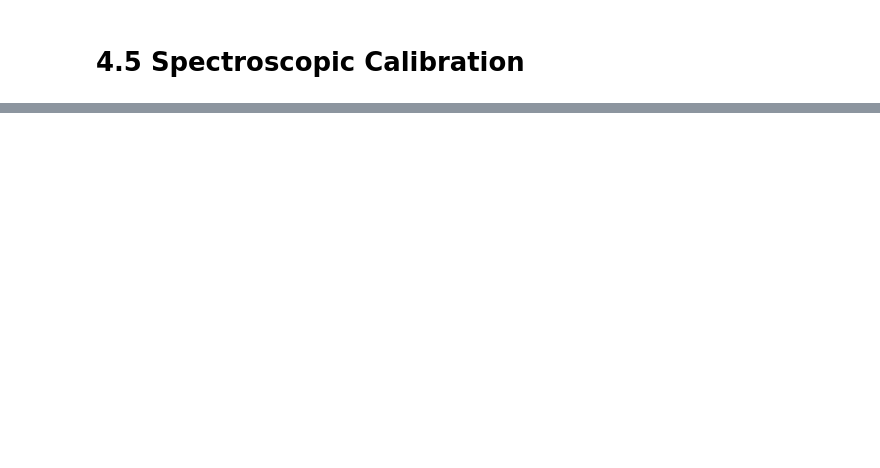
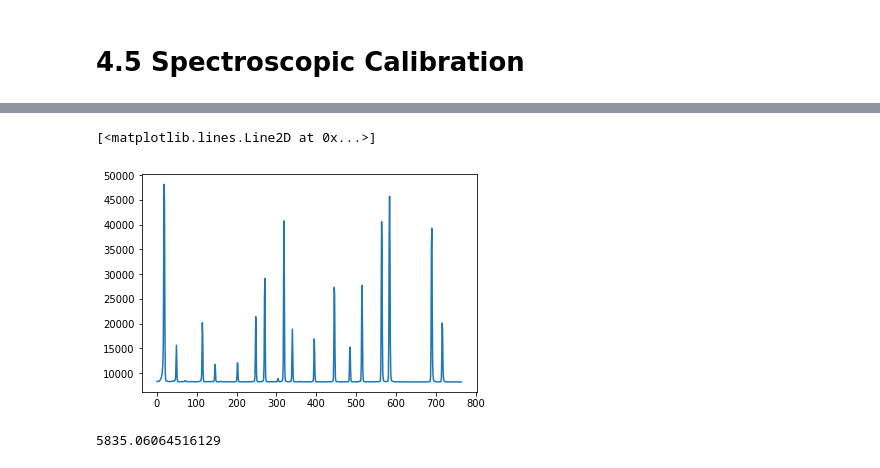
Before and after one commit to astro-kjc/AST443, a Jupyter notebook: Lab0/Lab0.ipynb, the cells around one changed output, grey strips where cells are left out. Cells and saved outputs as stored; diff of their text form; code cells hidden in the pictures; blank space fills up the shorter version.

```diff
--- a/Lab0/Lab0.ipynb
+++ b/Lab0/Lab0.ipynb
@@ -361,9 +362,15 @@ plt.ylim(8100,8800)
 normalized = y / fitfunc(x)
 normalized_flatfield = np.reshape(normalized, np.shape(cropped));
 # %%
-lamps = sorted(glob.glob("data/spectrum/spec.00000001.FIT"))
+lamps = sorted(glob.glob("data/flat/spec_lamp.FIT"))
 lamps = list(map(fits.open, lamps[:]))
 lamp_spec = lamps[0][0].data
 # %%
 lamp_spec = lamp_spec[:400, :]
 normalized_lampfield = normalized_flatfield * lamp_spec
+# %%
+mean = np.mean(lamp_spec, axis=0)
+plt.plot(np.arange(lamp_spec.shape[1]),mean)
+# %% [output]
+[<matplotlib.lines.Line2D at 0x...>]
+[figure, added]
@@ -369,0 +382,5 @@ normalized_lampfield = normalized_flatfield * lamp_spec
+# %%
+adjustment = 5852.48 - yellow*Angperpixel
+adjustment
+# %% [output]
+5835.06064516129
```
Also changed, not shown: parts of 20 cells of this notebook.
